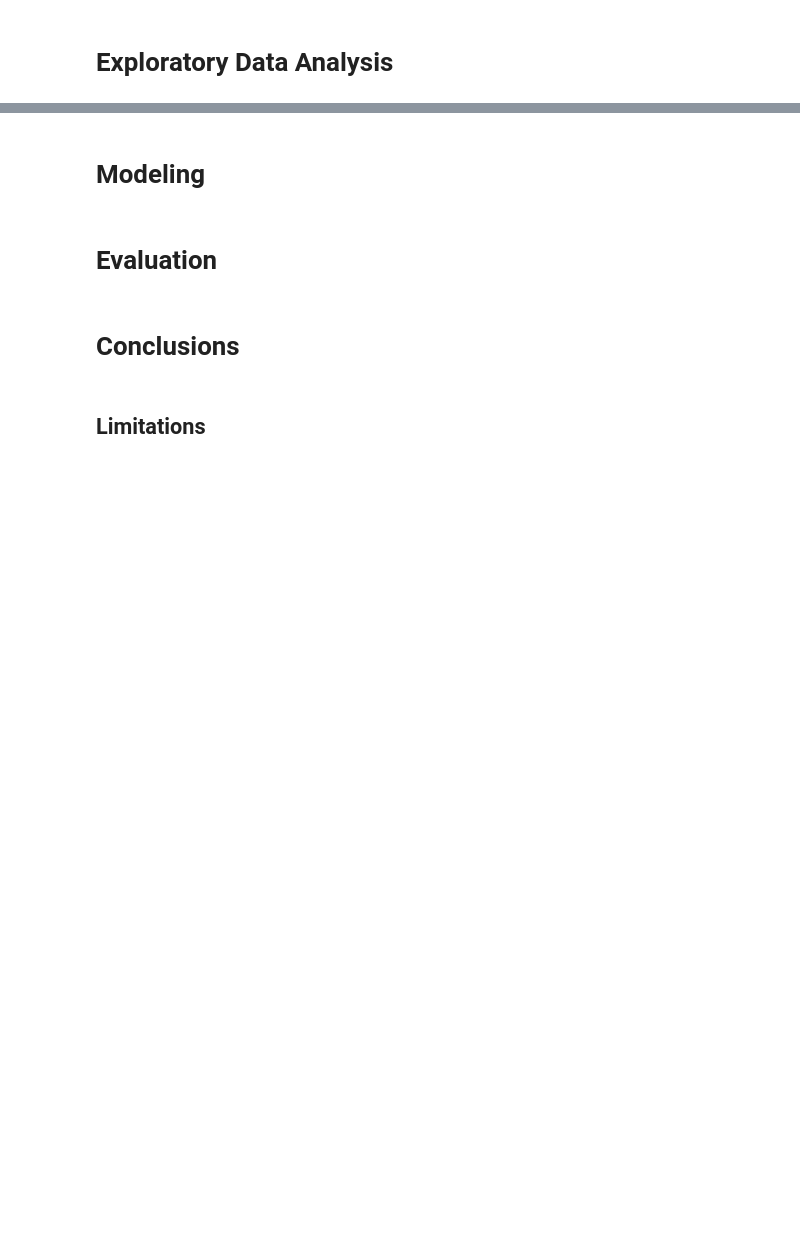
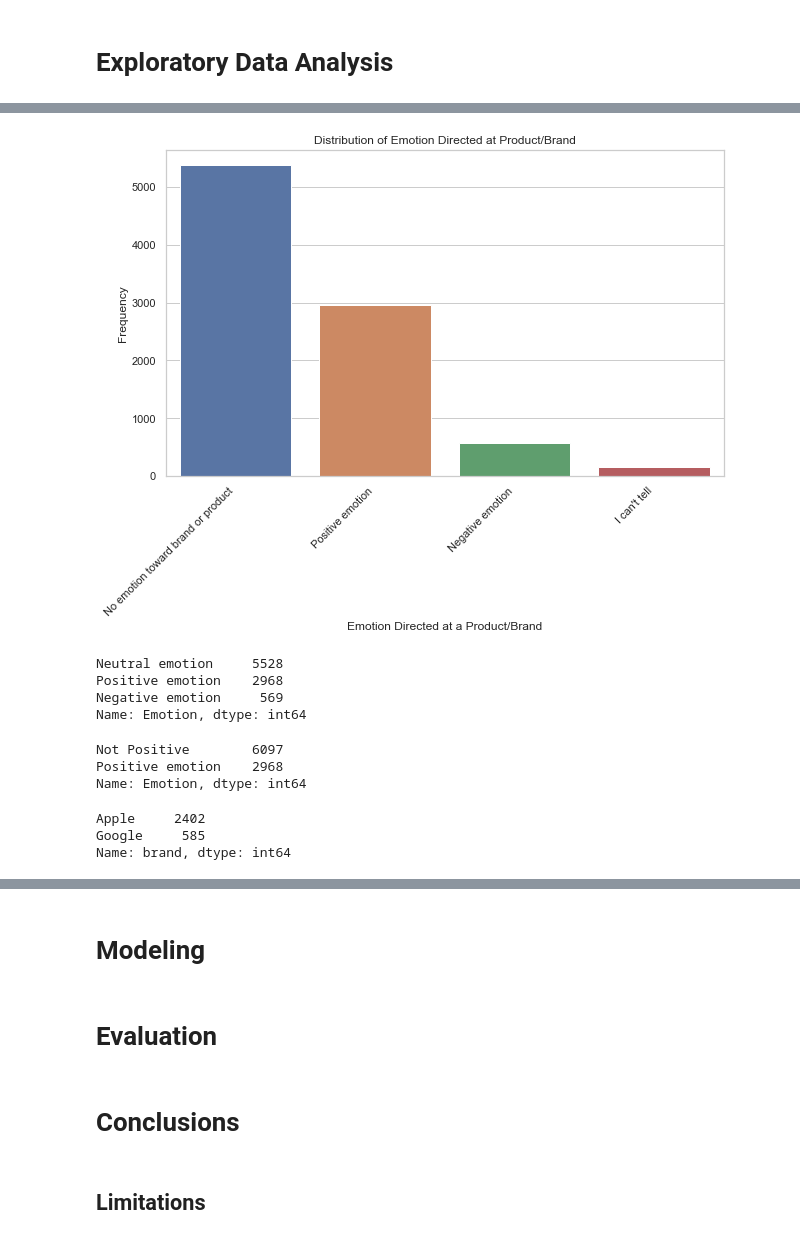
Before and after one commit to sfp13VA/Twitter_Sentiment_Project, a Jupyter notebook: notebook.ipynb, the cells around one changed output, grey strips where cells are left out. Drawn from its saved outputs; the diff is of its cells as text; code cells hidden in the pictures; blank space fills up the shorter version.

```diff
--- a/notebook.ipynb
+++ b/notebook.ipynb
@@ -86,0 +226,58 @@ Name: Emotion, dtype: int64
+# %%
+#Visualize distributions of emotions
+emotion_distribution = df['Emotion'].value_counts()
+
+# Bar chart for 'Emotion'
+plt.figure(figsize=(10, 6))
+sns.barplot(x=emotion_distribution.index, y=emotion_distribution.values, palette='deep')
+plt.title('Distribution of Emotion Directed at Product/Brand')
+plt.xlabel('Emotion Directed at a Product/Brand')
+plt.ylabel('Frequency')
+plt.xticks(rotation=45, ha='right')
+plt.show()
+# %% [output]
+[figure, added]
+# %%
+# combine 'neutral' and 'I can't tell' as both being neutral sentiment
+df['Emotion'] = df['Emotion'].replace({
+    "I can't tell": 'Neutral emotion',
+    'No emotion toward brand or product': 'Neutral emotion'
+})
+
+print (df['Emotion'].value_counts())
+# %% [output]
+Neutral emotion     5528
+Positive emotion    2968
+Negative emotion     569
+Name: Emotion, dtype: int64
+# %%
+# combine negative and neutral emotions as being non-positive
+df['Emotion'] = df['Emotion'].replace({
+    "Neutral emotion": 'Not Positive',
+    'Negative emotion': 'Not Positive'
+})
+
+print (df['Emotion'].value_counts())
+# %% [output]
+Not Positive        6097
+Positive emotion    2968
+Name: Emotion, dtype: int64
+# %%
+# simplify by defining different Product/Brand values as either Apple or Google
+
+df['brand'] = df['Product/Brand'].map({
+    'iPad': 'Apple',
+    'Apple': 'Apple',
+    'iPad or iPhone App': 'Apple',
+    'iPhone': 'Apple',
+    'Other Apple product or service': 'Apple',
+    'Google': 'Google',
+    'Android App': 'Google',
+    'Android': 'Google'
+})
+
+print(df['brand'].value_counts())
+# %% [output]
+Apple     2402
+Google     585
+Name: brand, dtype: int64
```
Also changed, not shown: parts of 32 cells of this notebook.
